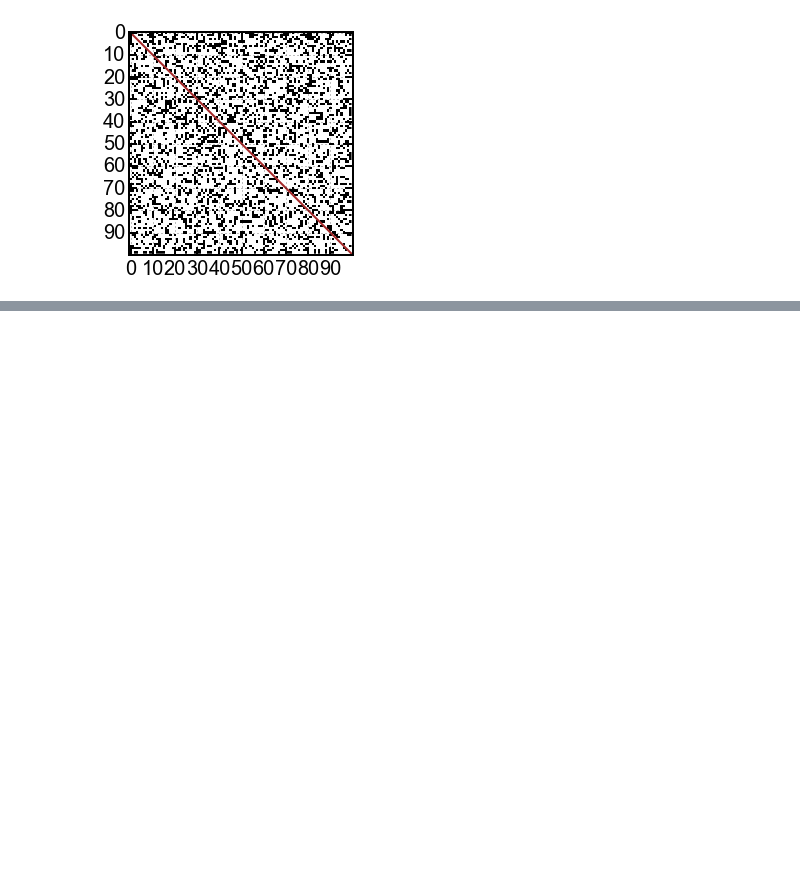
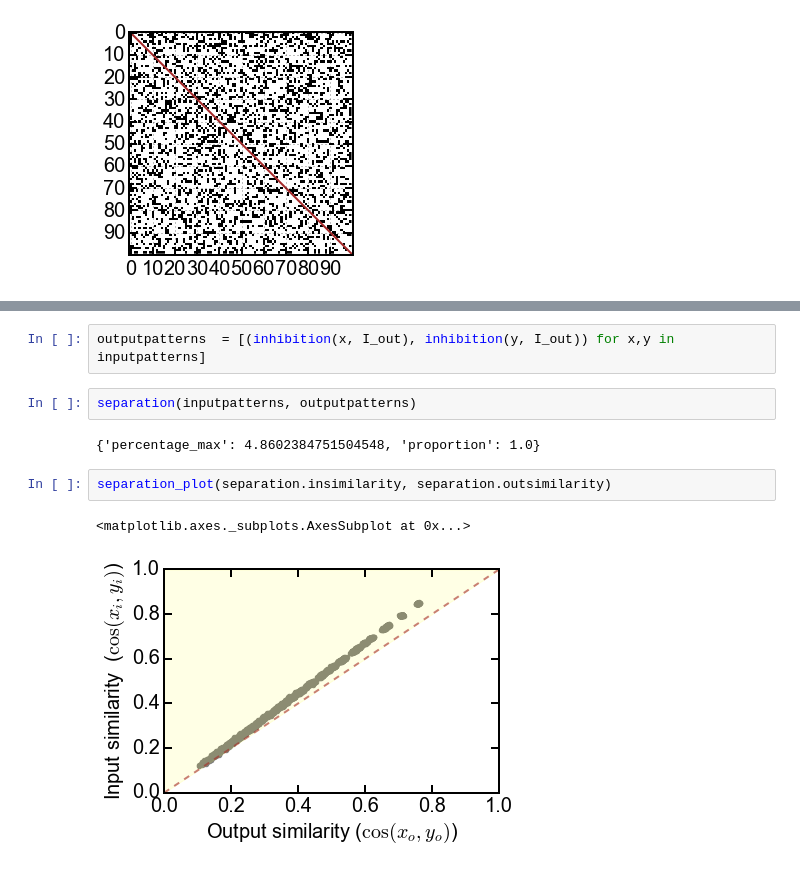
Before and after one commit to ClaudiaEsp/inet, a Jupyter notebook: Simulations/Random inhibitory networks.ipynb, the cells around one changed output, grey strips where cells are left out. Drawn from its saved outputs; the diff is of its cells as text; blank space fills up the shorter version.

Commit message:
first pattern separation based on inhibition

```diff
--- a/Simulations/Random inhibitory networks.ipynb
+++ b/Simulations/Random inhibitory networks.ipynb
@@ -283,0 +315,11 @@ separation_plot(separation.insimilarity, separation.outsimilarity)
+# %%
+outputpatterns  = [(inhibition(x, I_out), inhibition(y, I_out)) for x,y in inputpatterns]
+# %%
+separation(inputpatterns, outputpatterns)
+# %% [output]
+{'percentage_max': 4.8602384751504548, 'proportion': 1.0}
+# %%
+separation_plot(separation.insimilarity, separation.outsimilarity)
+# %% [output]
+<matplotlib.axes._subplots.AxesSubplot at 0x...>
+[figure, added]
```
Also changed, not shown: parts of 22 cells of this notebook.
